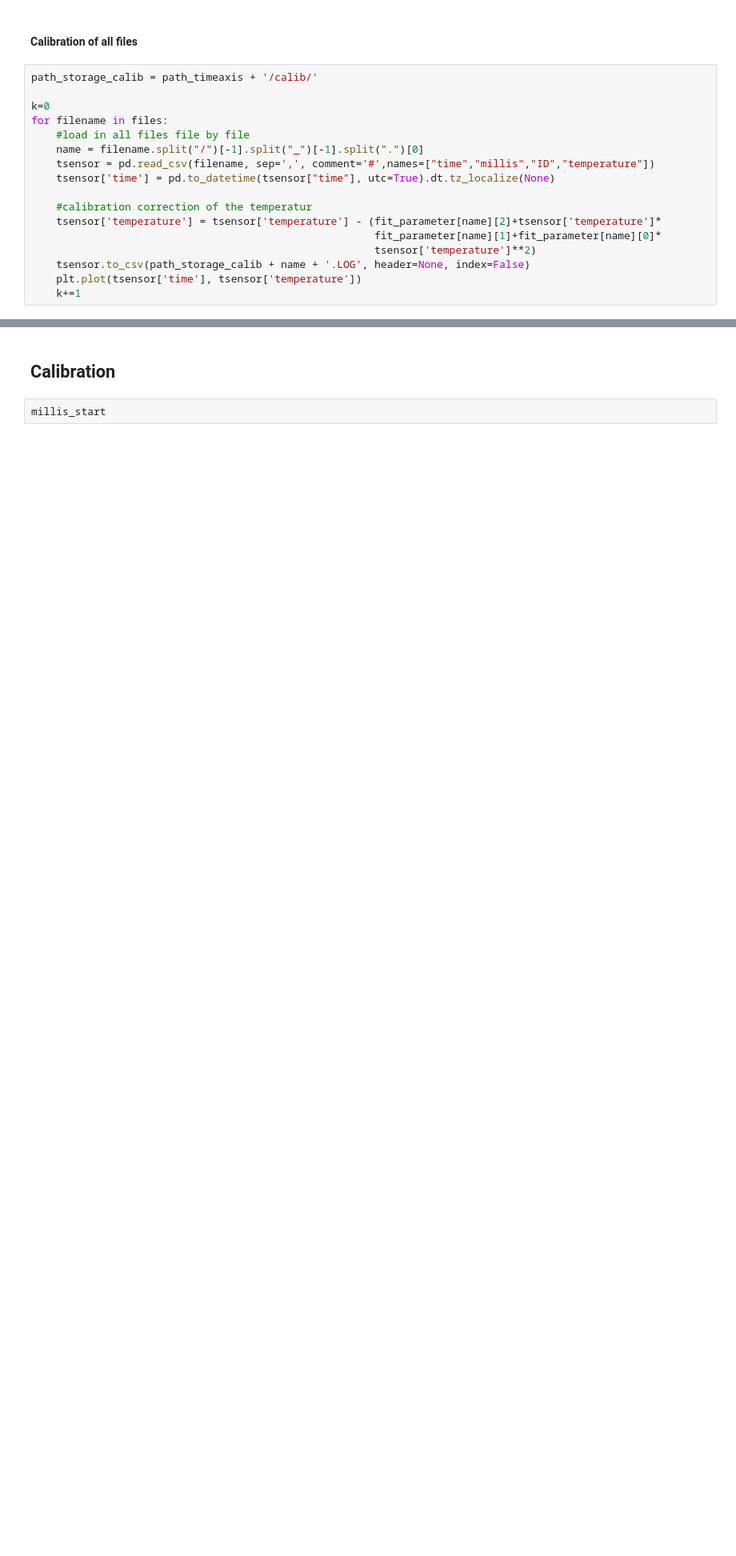
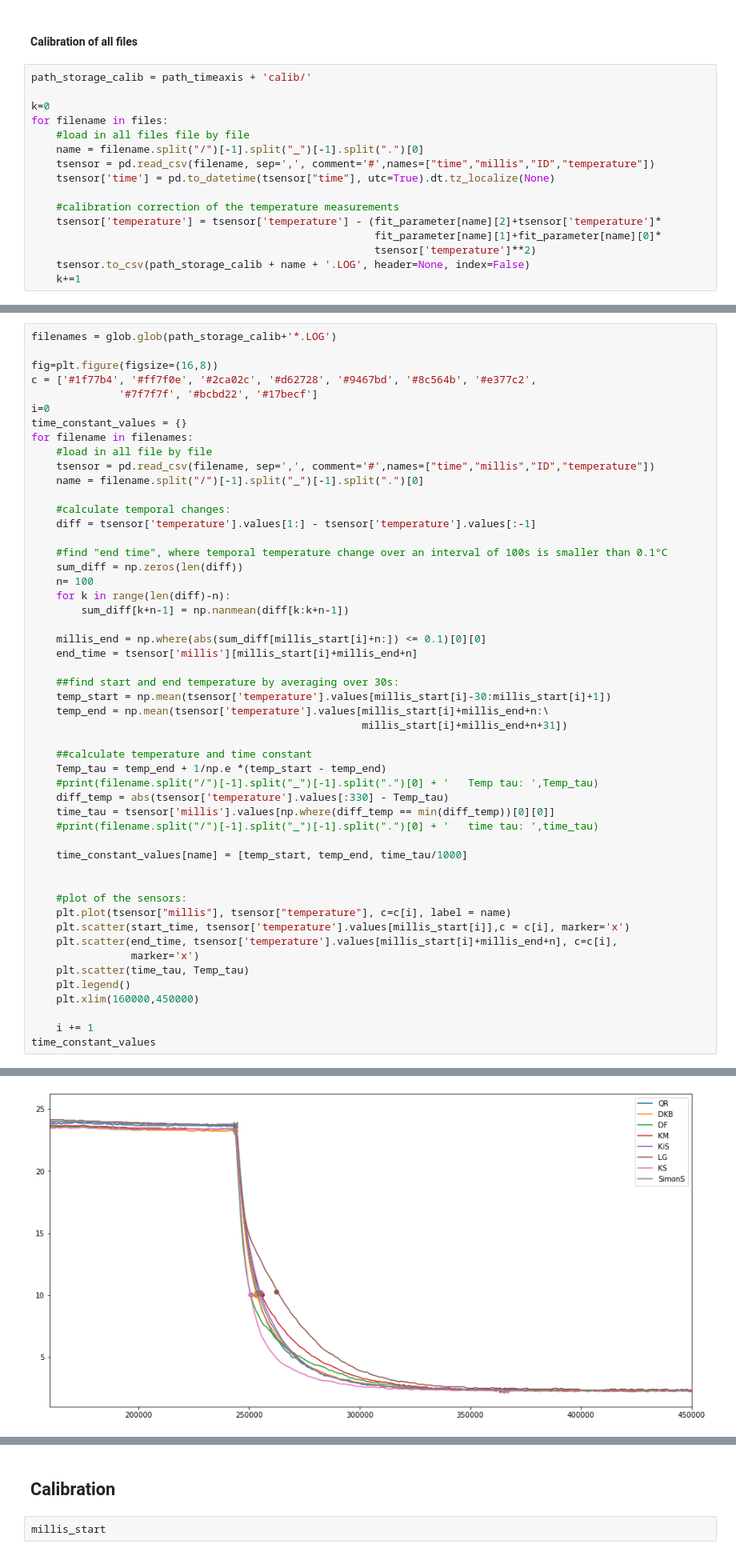
Before and after one commit to loanagr/Temperature_sensor, a Jupyter notebook: Evaluation_Tsensor_measurements.ipynb, the cells around one changed output, grey strips where cells are left out. Shown at 80% size. Saved outputs shown, nothing was run; the diff lists cells and outputs as text; blank space fills up the shorter version.

Commit message:
Create code block for time constant

```diff
--- a/Evaluation_Tsensor_measurements.ipynb
+++ b/Evaluation_Tsensor_measurements.ipynb
@@ -142,7 +130,7 @@ plt.legend()
 # %% [markdown]
 #### Calibration of all files
 # %%
-path_storage_calib = path_timeaxis + '/calib/'
+path_storage_calib = path_timeaxis + 'calib/'
 
 k=0
 for filename in files:
@@ -151,10 +139,9 @@ for filename in files:
     tsensor = pd.read_csv(filename, sep=',', comment='#',names=["time","millis","ID","temperature"])
     tsensor['time'] = pd.to_datetime(tsensor["time"], utc=True).dt.tz_localize(None)
 
-    #calibration correction of the temperatur
+    #calibration correction of the temperature measurements
     tsensor['temperature'] = tsensor['temperature'] - (fit_parameter[name][2]+tsensor['temperature']*
                                                        fit_parameter[name][1]+fit_parameter[name][0]*
                                                        tsensor['temperature']**2)
     tsensor.to_csv(path_storage_calib + name + '.LOG', header=None, index=False)
-    plt.plot(tsensor['time'], tsensor['temperature'])
     k+=1
@@ -164,0 +155,52 @@ Tsensor_measurements/files_timeaxis//calib/
+# %%
+filenames = glob.glob(path_storage_calib+'*.LOG')
+
+fig=plt.figure(figsize=(16,8))
+c = ['#1f77b4', '#ff7f0e', '#2ca02c', '#d62728', '#9467bd', '#8c564b', '#e377c2',
+              '#7f7f7f', '#bcbd22', '#17becf']
+i=0
+time_constant_values = {}
+for filename in filenames:
+    #load in all file by file
+    tsensor = pd.read_csv(filename, sep=',', comment='#',names=["time","millis","ID","temperature"])
+    name = filename.split("/")[-1].split("_")[-1].split(".")[0]
+
+    #calculate temporal changes:
+    diff = tsensor['temperature'].values[1:] - tsensor['temperature'].values[:-1]
+
+    #find "end time", where temporal temperature change over an interval of 100s is smaller than 0.1°C
+    sum_diff = np.zeros(len(diff))
+    n= 100
+    for k in range(len(diff)-n):
+        sum_diff[k+n-1] = np.nanmean(diff[k:k+n-1])
+
+    millis_end = np.where(abs(sum_diff[millis_start[i]+n:]) <= 0.1)[0][0]
+    end_time = tsensor['millis'][millis_start[i]+millis_end+n]
+
+    ##find start and end temperature by averaging over 30s:
+    temp_start = np.mean(tsensor['temperature'].values[millis_start[i]-30:millis_start[i]+1])
+    temp_end = np.mean(tsensor['temperature'].values[millis_start[i]+millis_end+n:\
+                                                     millis_start[i]+millis_end+n+31])
+
+    ##calculate temperature and time constant
+    Temp_tau = temp_end + 1/np.e *(temp_start - temp_end)
+    #print(filename.split("/")[-1].split("_")[-1].split(".")[0] + '   Temp tau: ',Temp_tau)
+    diff_temp = abs(tsensor['temperature'].values[:330] - Temp_tau)
+    time_tau = tsensor['millis'].values[np.where(diff_temp == min(diff_temp))[0][0]]
+    #print(filename.split("/")[-1].split("_")[-1].split(".")[0] + '   time tau: ',time_tau)
+
+    time_constant_values[name] = [temp_start, temp_end, time_tau/1000]
+
+
+    #plot of the sensors:
+    plt.plot(tsensor["millis"], tsensor["temperature"], c=c[i], label = name)
+    plt.scatter(start_time, tsensor['temperature'].values[millis_start[i]],c = c[i], marker='x')
+    plt.scatter(end_time, tsensor['temperature'].values[millis_start[i]+millis_end+n], c=c[i],
+                marker='x')
+    plt.scatter(time_tau, Temp_tau)
+    plt.legend()
+    plt.xlim(160000,450000)
+
+    i += 1
+time_constant_values
+# %% [output]
@@ -164,0 +215 @@ Tsensor_measurements/files_timeaxis//calib/
+[figure, added]
```
Also changed, not shown: parts of 7 cells of this notebook.
